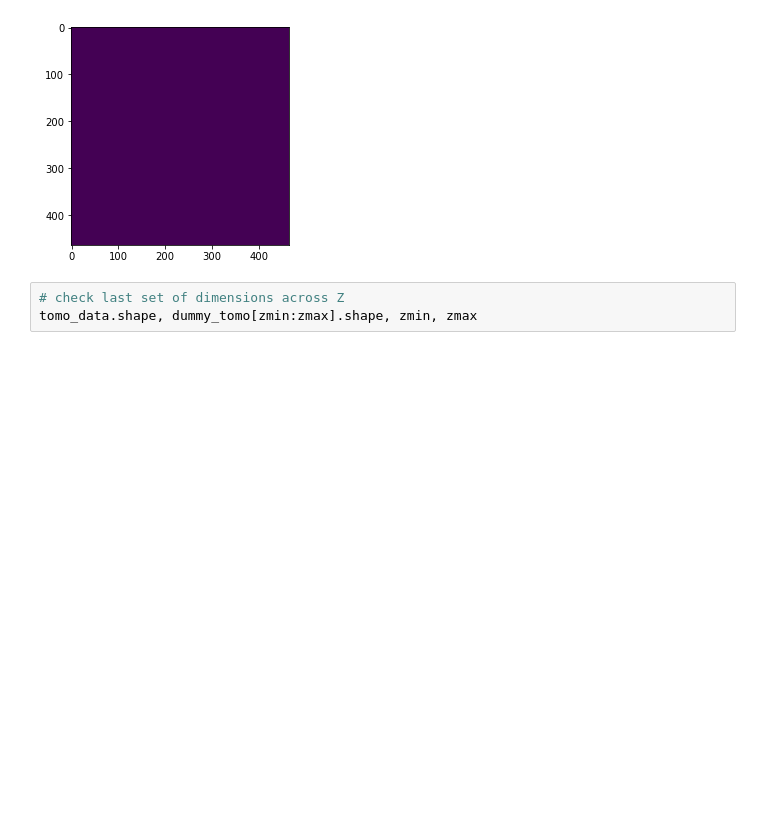
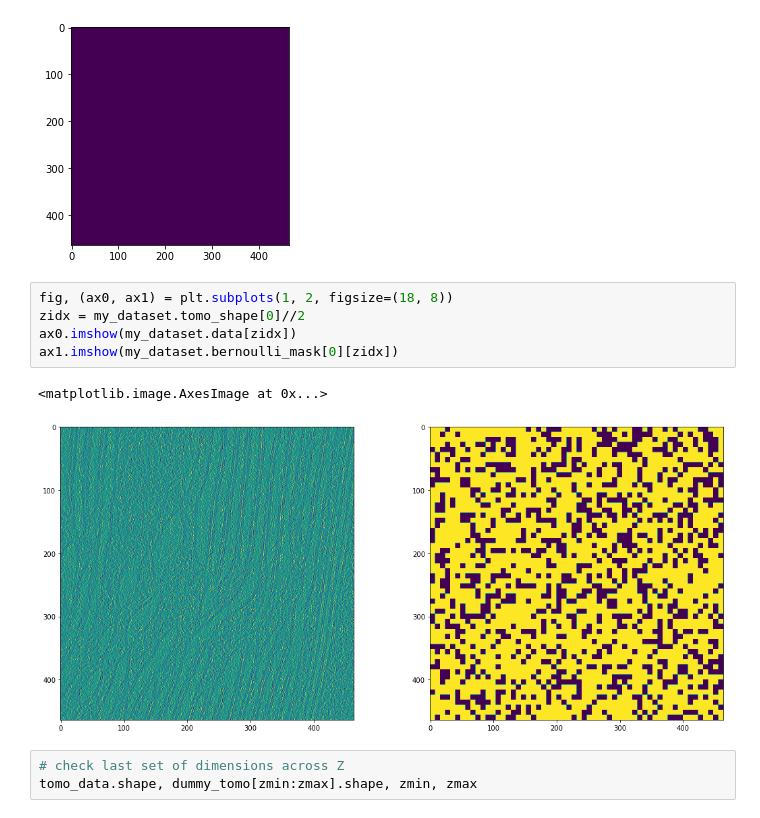
Before and after one commit to Fickincool/master-thesis, a Jupyter notebook: Notebooks/6.00_self2selfDenoising/6.00_dataloader_pilot.ipynb, the cells around one changed output. Saved outputs shown, nothing was run; the diff lists cells and outputs as text; blank space fills up the shorter version.

```diff
--- a/Notebooks/6.00_self2selfDenoising/6.00_dataloader_pilot.ipynb
+++ b/Notebooks/6.00_self2selfDenoising/6.00_dataloader_pilot.ipynb
@@ -153,6 +150,14 @@ plt.imshow(dummy_tomo[-1])
 # %% [output]
 <matplotlib.image.AxesImage at 0x...>
 [figure]
+# %%
+fig, (ax0, ax1) = plt.subplots(1, 2, figsize=(18, 8))
+zidx = my_dataset.tomo_shape[0]//2
+ax0.imshow(my_dataset.data[zidx])
+ax1.imshow(my_dataset.bernoulli_mask[0][zidx])
+# %% [output]
+<matplotlib.image.AxesImage at 0x...>
+[figure, added]
 # %%
 # check last set of dimensions across Z
 tomo_data.shape, dummy_tomo[zmin:zmax].shape, zmin, zmax
```
Also changed, not shown: parts of 3 cells of this notebook, 6 other files.
